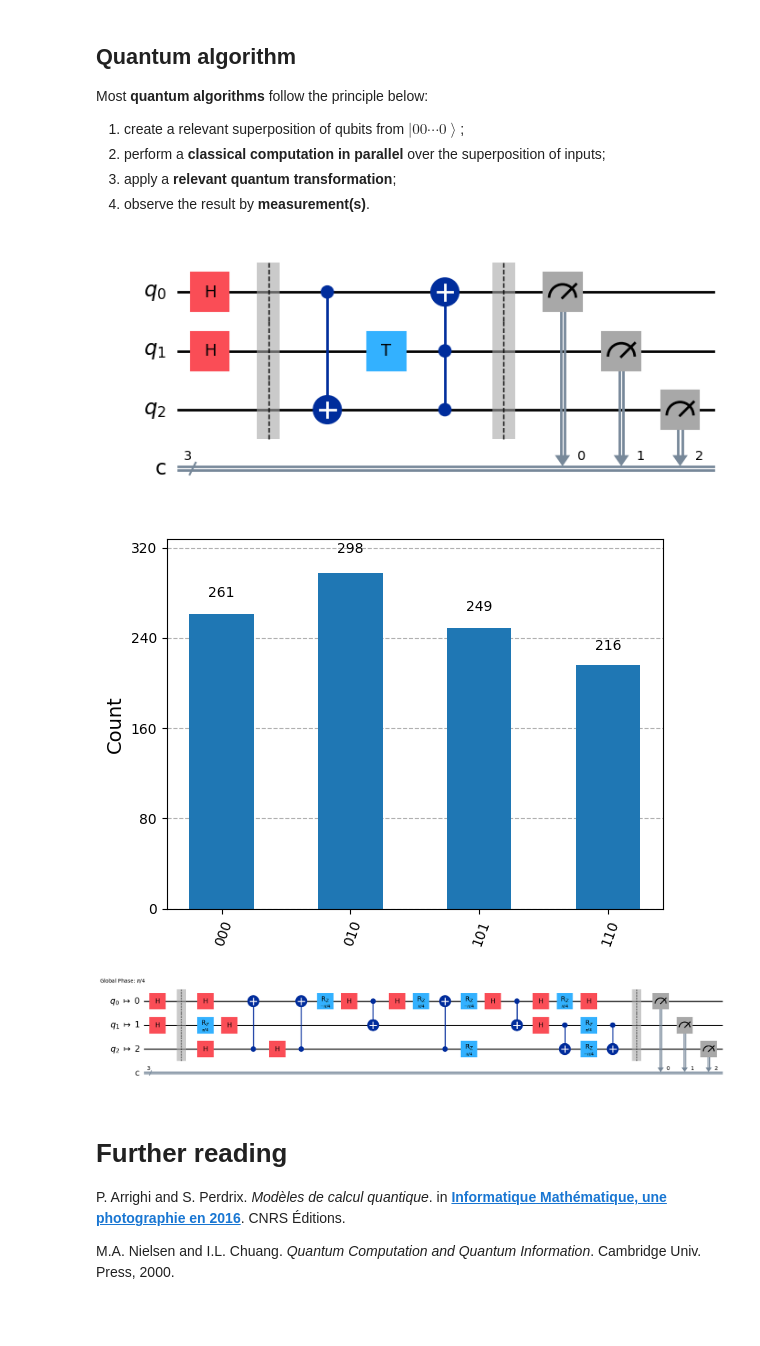
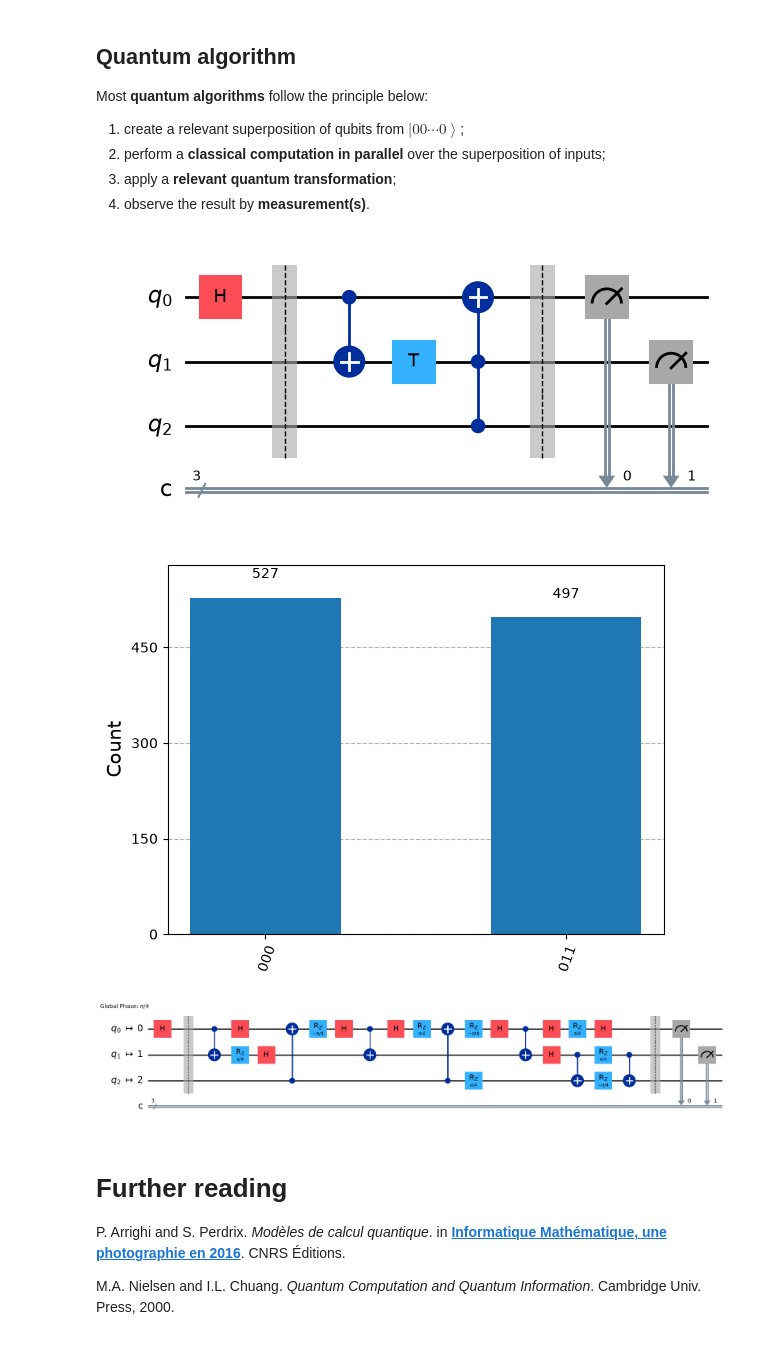
Before and after one commit to nopid/qm2, a Jupyter notebook: notebooks/qprog_en.ipynb, the cells around one changed output. Saved outputs shown, nothing was run; the diff lists cells and outputs as text; code cells hidden in the pictures.

```diff
--- a/notebooks/qprog_en.ipynb
+++ b/notebooks/qprog_en.ipynb
@@ -286,27 +286,27 @@ Most <b class="cool">quantum algorithms</b> follow the principle below:
 3. apply a <b class="cool">relevant quantum transformation</b>;
 4. observe the result by <b class="cool">measurement(s)</b>.
 # %%
-circ = QuantumCircuit(3,3)
-for i in range(2): circ.h(i)
+circ = QuantumCircuit(3,3)  ## 3 qubits + 3 classical bits
+for i in range(1): circ.h(i) ## put |00> + |01> + |10> + |11> on |q0 q1>
 circ.barrier()
-circ.cx(0,2)
+circ.cx(0,1)
 circ.t(1)
 circ.ccx(1,2,0)
 circ.barrier()
-for i in range(3): circ.measure(i,i)
+for i in range(2): circ.measure(i,i)
 draw_circ(circ)
 # %% [output]
-[figure, old version]
+[figure, new version]
 # %%
 res = sim.run(circ, shots=1024).result()
 display(plot_histogram(res.get_counts()))
 # %% [output]
-[figure, old version]
+[figure, new version]
 # %%
 res=transpile(circ,basis_gates=['h','cx', 'rz'], coupling_map = [[0,1],[1,2],[2,0]], optimization_level=1)
 draw_circ(res)
 # %% [output]
-[figure, old version]
+[figure, new version]
 # %% [markdown]
 # Further reading
 
```
Also changed, not shown: parts of 3 cells of this notebook, 1 other file.
